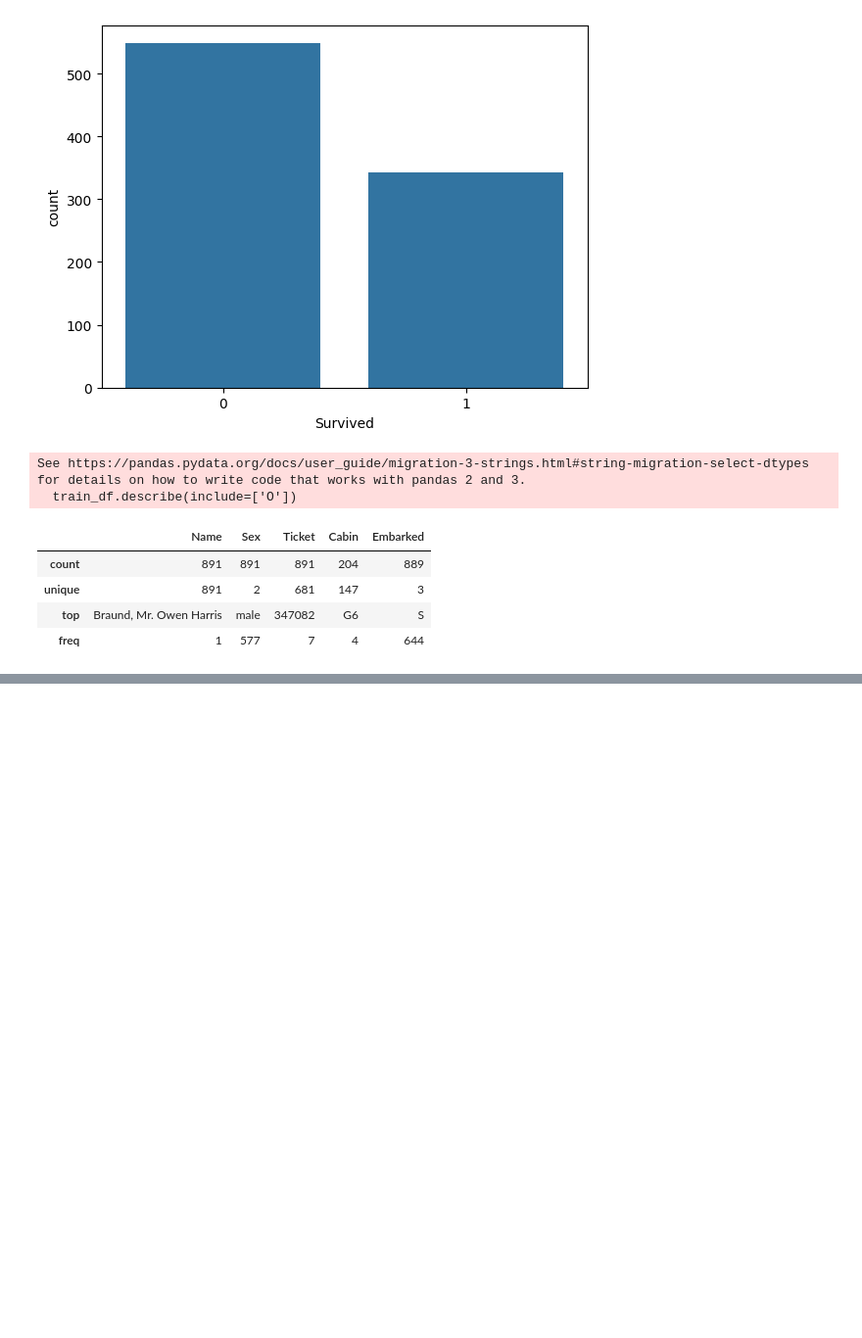
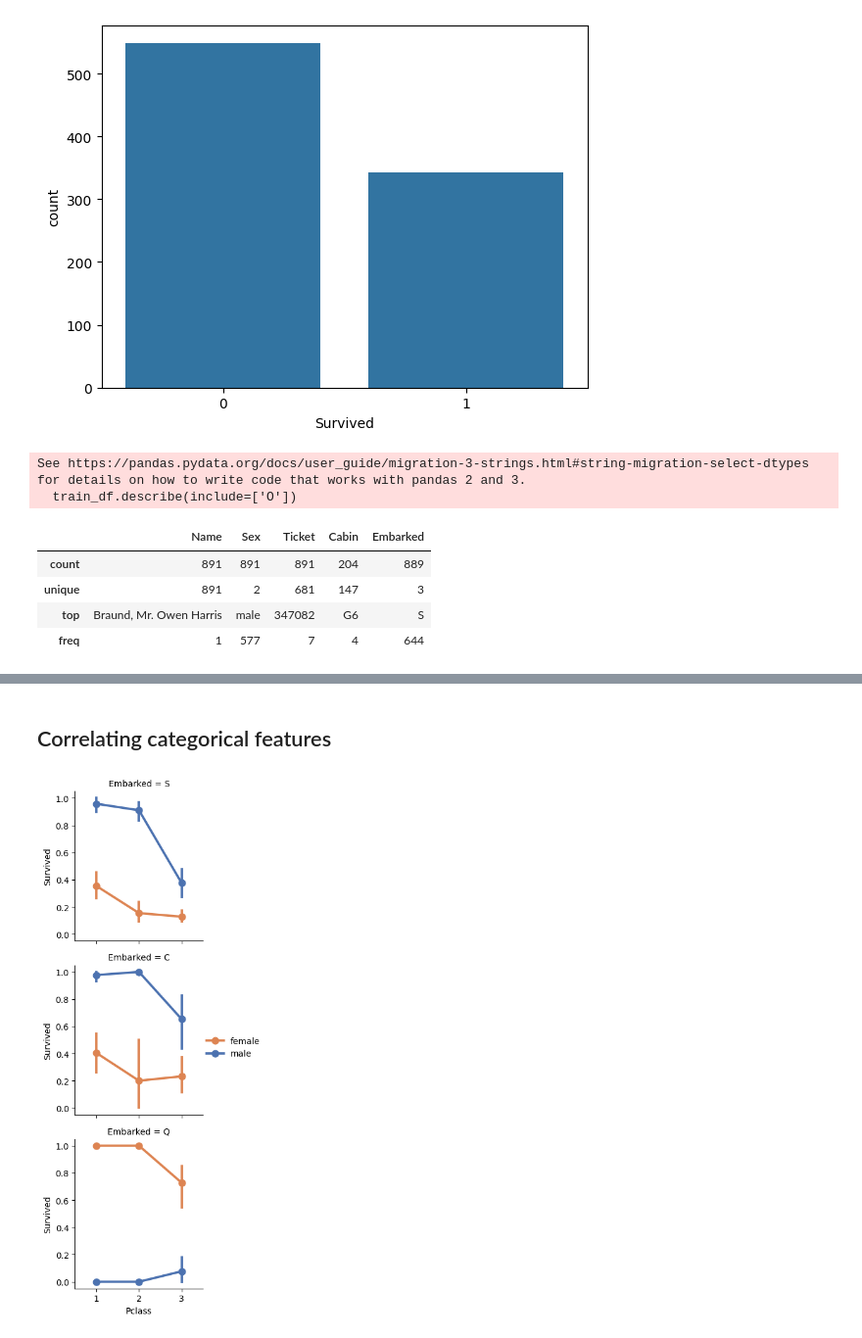
Before and after one commit to iamlaboniraz/100-days-challenge-Machine-Learning, a Jupyter notebook: data preprocessing+EDA_WITH titanic dataset/Untitled.ipynb, the cells around one changed output, grey strips where cells are left out. Shown at 98% size. Drawn from its saved outputs; the diff is of its cells as text; code cells hidden in the pictures; blank space fills up the shorter version.

```diff
--- a/data preprocessing+EDA_WITH titanic dataset/Untitled.ipynb
+++ b/data preprocessing+EDA_WITH titanic dataset/Untitled.ipynb
@@ -161,0 +265,9 @@ See https://pandas.pydata.org/docs/user_guide/migration-3-strings.html#string-mi
+# %% [markdown]
+## Correlating categorical features
+# %%
+grid2 = sns.FacetGrid(train_df,row='Embarked')
+grid2.map(sns.pointplot, 'Pclass','Survived', 'Sex',palette='deep')
+grid2.add_legend()
+plt.show()
+# %% [output]
+[figure, added]
```
Also changed, not shown: parts of 31 cells of this notebook.
